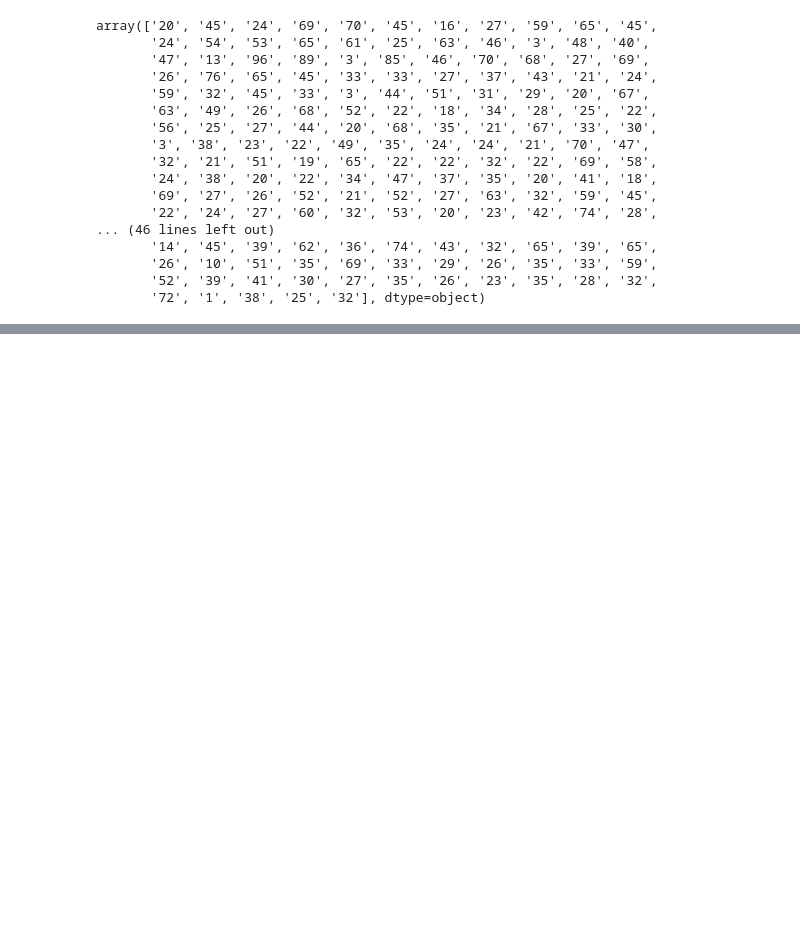
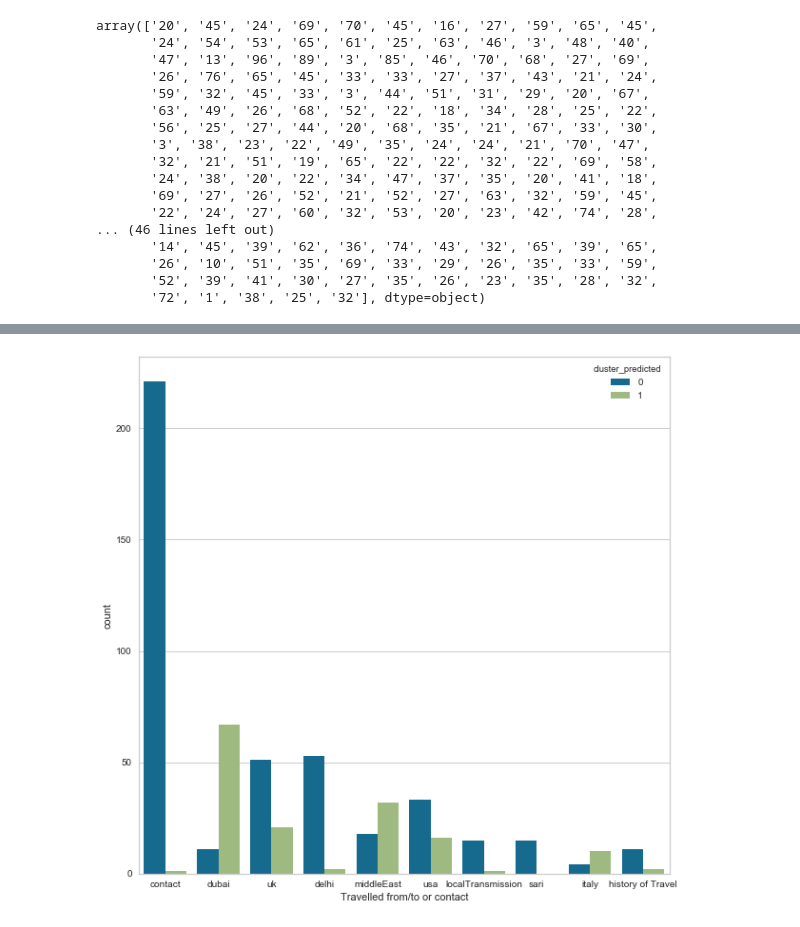
Before and after one commit to rachitjain123/covid19-Probabiity-Prediction, a Jupyter notebook: probability_prediciton.ipynb, the cells around one changed output, grey strips where cells are left out. Cells and saved outputs as stored; diff of their text form; code cells hidden in the pictures; blank space fills up the shorter version.

```diff
--- a/probability_prediciton.ipynb
+++ b/probability_prediciton.ipynb
@@ -470,0 +532,6 @@ No 'knee' or 'elbow' point detected, pass `locate_elbow=False` to remove the war
+# %%
+plt.subplots(figsize = (10,10))
+sns.countplot(x=combinedDf['Travelled from/to or contact'],order=combinedDf['Travelled from/to or contact'].value_counts().iloc[:10].index,hue=combinedDf['cluster_predicted'])
+plt.show()
+# %% [output]
+[figure, added]
```
Also changed, not shown: parts of 65 cells of this notebook.
